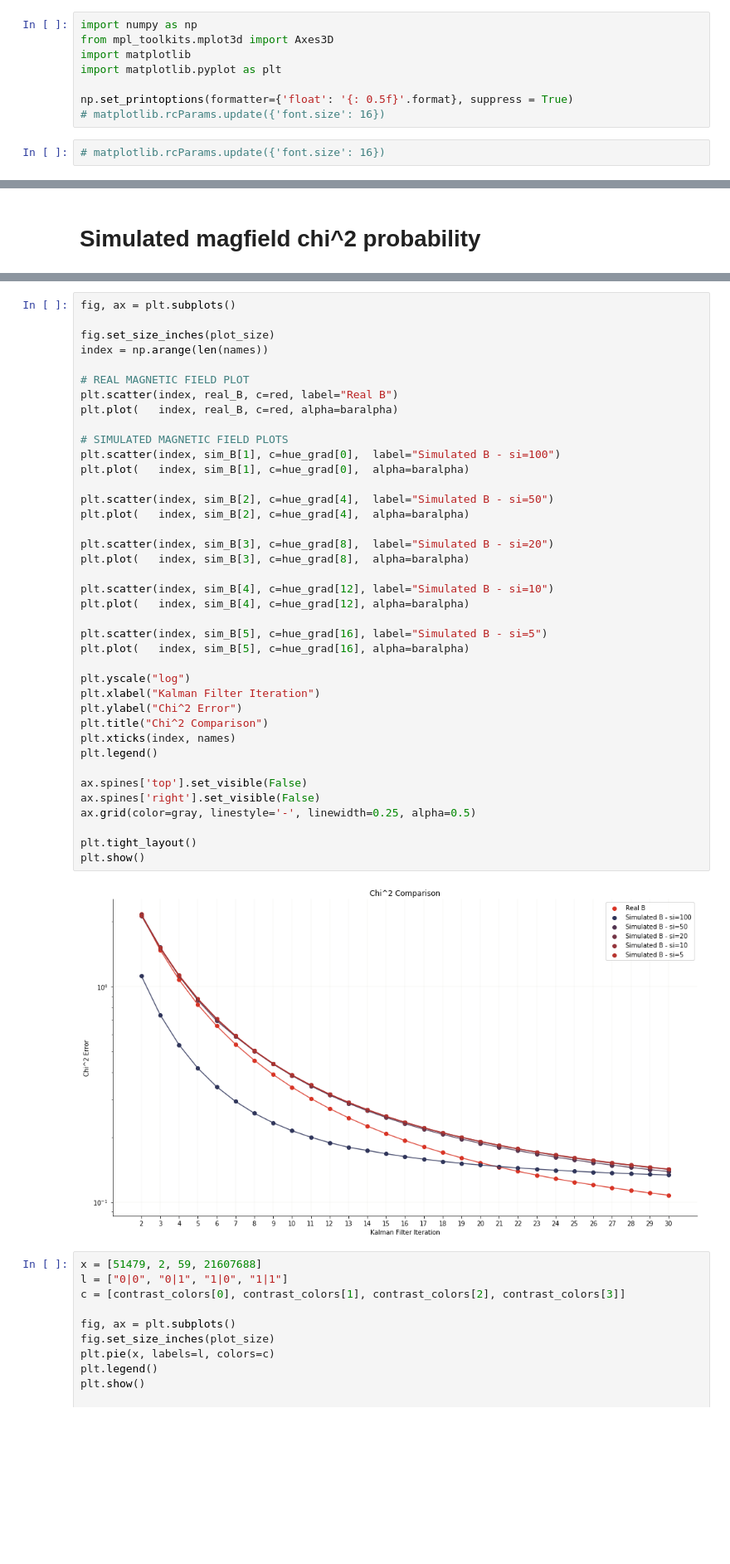
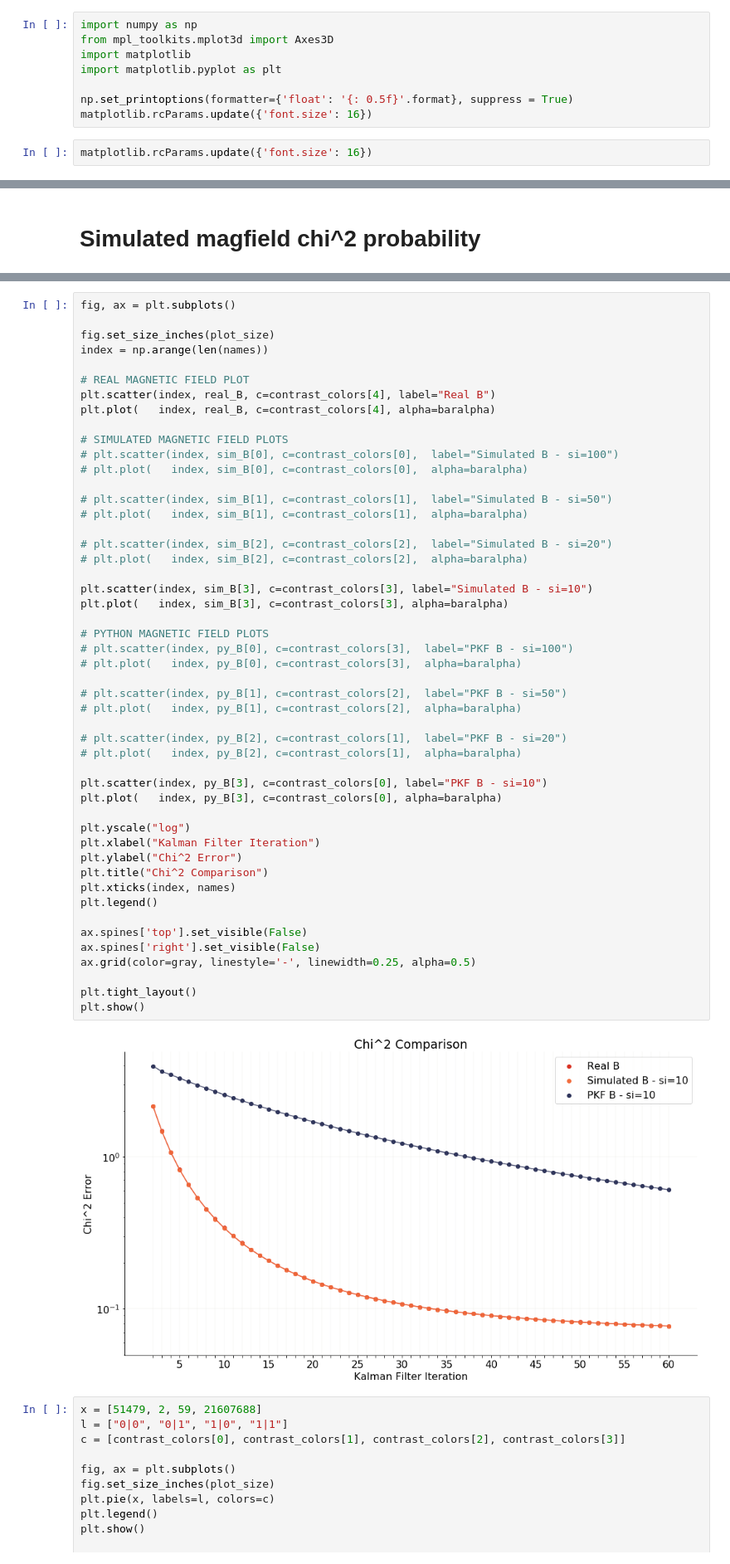
Before and after one commit to bleaktwig/clas12-data-and-tests, a Jupyter notebook: thesis_plots.ipynb, the cells around one changed output, grey strips where cells are left out. Shown at 83% size. Drawn from its saved outputs; the diff is of its cells as text; blank space fills up the shorter version.

```diff
--- a/thesis_plots.ipynb
+++ b/thesis_plots.ipynb
@@ -5,9 +5,9 @@ import matplotlib
 import matplotlib.pyplot as plt
 
 np.set_printoptions(formatter={'float': '{: 0.5f}'.format}, suppress = True)
-# matplotlib.rcParams.update({'font.size': 16})
+matplotlib.rcParams.update({'font.size': 16})
 # %%
-# matplotlib.rcParams.update({'font.size': 16})
+matplotlib.rcParams.update({'font.size': 16})
 # %% [markdown]
 # Setup
 # %%
@@ -263,44 +308,54 @@ sim_B.append(np.array([ # si = 5
 # %%
 fig, ax = plt.subplots()
 
 fig.set_size_inches(plot_size)
 index = np.arange(len(names))
 
 # REAL MAGNETIC FIELD PLOT
-plt.scatter(index, real_B, c=red, label="Real B")
-plt.plot(   index, real_B, c=red, alpha=baralpha)
+plt.scatter(index, real_B, c=contrast_colors[4], label="Real B")
+plt.plot(   index, real_B, c=contrast_colors[4], alpha=baralpha)
 
 # SIMULATED MAGNETIC FIELD PLOTS
-plt.scatter(index, sim_B[1], c=hue_grad[0],  label="Simulated B - si=100")
-plt.plot(   index, sim_B[1], c=hue_grad[0],  alpha=baralpha)
+# plt.scatter(index, sim_B[0], c=contrast_colors[0],  label="Simulated B - si=100")
+# plt.plot(   index, sim_B[0], c=contrast_colors[0],  alpha=baralpha)
 
-plt.scatter(index, sim_B[2], c=hue_grad[4],  label="Simulated B - si=50")
-plt.plot(   index, sim_B[2], c=hue_grad[4],  alpha=baralpha)
+# plt.scatter(index, sim_B[1], c=contrast_colors[1],  label="Simulated B - si=50")
+# plt.plot(   index, sim_B[1], c=contrast_colors[1],  alpha=baralpha)
 
-plt.scatter(index, sim_B[3], c=hue_grad[8],  label="Simulated B - si=20")
-plt.plot(   index, sim_B[3], c=hue_grad[8],  alpha=baralpha)
+# plt.scatter(index, sim_B[2], c=contrast_colors[2],  label="Simulated B - si=20")
+# plt.plot(   index, sim_B[2], c=contrast_colors[2],  alpha=baralpha)
 
-plt.scatter(index, sim_B[4], c=hue_grad[12], label="Simulated B - si=10")
-plt.plot(   index, sim_B[4], c=hue_grad[12], alpha=baralpha)
+plt.scatter(index, sim_B[3], c=contrast_colors[3], label="Simulated B - si=10")
+plt.plot(   index, sim_B[3], c=contrast_colors[3], alpha=baralpha)
 
-plt.scatter(index, sim_B[5], c=hue_grad[16], label="Simulated B - si=5")
-plt.plot(   index, sim_B[5], c=hue_grad[16], alpha=baralpha)
+# PYTHON MAGNETIC FIELD PLOTS
+# plt.scatter(index, py_B[0], c=contrast_colors[3],  label="PKF B - si=100")
+# plt.plot(   index, py_B[0], c=contrast_colors[3],  alpha=baralpha)
+
+# plt.scatter(index, py_B[1], c=contrast_colors[2],  label="PKF B - si=50")
+# plt.plot(   index, py_B[1], c=contrast_colors[2],  alpha=baralpha)
+
+# plt.scatter(index, py_B[2], c=contrast_colors[1],  label="PKF B - si=20")
+# plt.plot(   index, py_B[2], c=contrast_colors[1],  alpha=baralpha)
+
+plt.scatter(index, py_B[3], c=contrast_colors[0], label="PKF B - si=10")
+plt.plot(   index, py_B[3], c=contrast_colors[0], alpha=baralpha)
 
 plt.yscale("log")
 plt.xlabel("Kalman Filter Iteration")
 plt.ylabel("Chi^2 Error")
 plt.title("Chi^2 Comparison")
 plt.xticks(index, names)
 plt.legend()
 
 ax.spines['top'].set_visible(False)
 ax.spines['right'].set_visible(False)
 ax.grid(color=gray, linestyle='-', linewidth=0.25, alpha=0.5)
 
 plt.tight_layout()
 plt.show()
 # %% [output]
-[figure, old version]
+[figure, new version]
 # %%
 x = [51479, 2, 59, 21607688]
 l = ["0|0", "0|1", "1|0", "1|1"]
```
Also changed, not shown: parts of 7 cells of this notebook, 6 other files.
